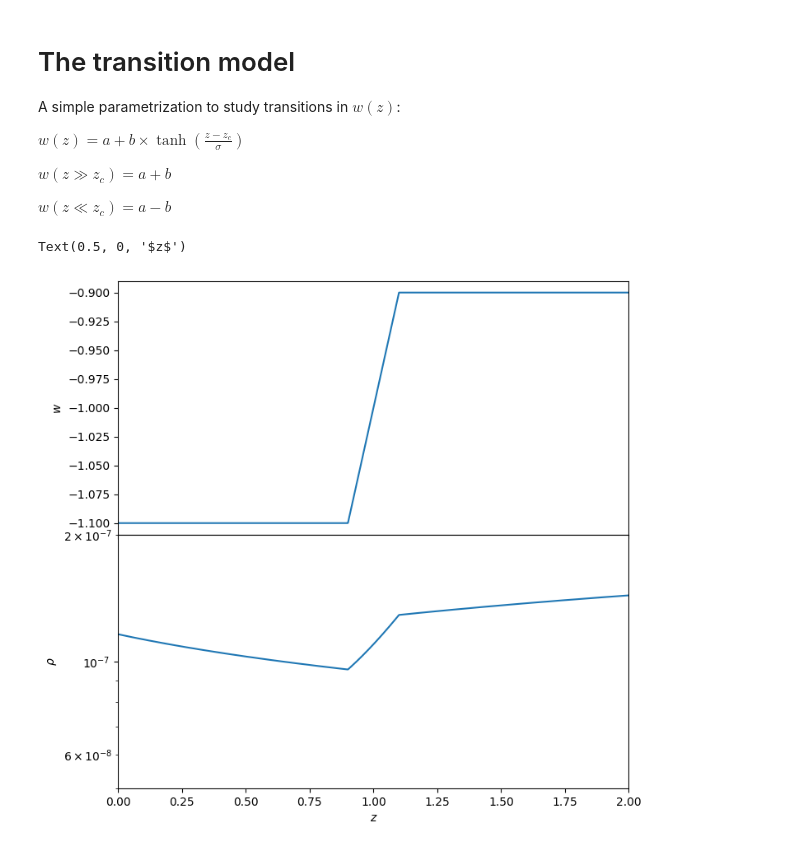
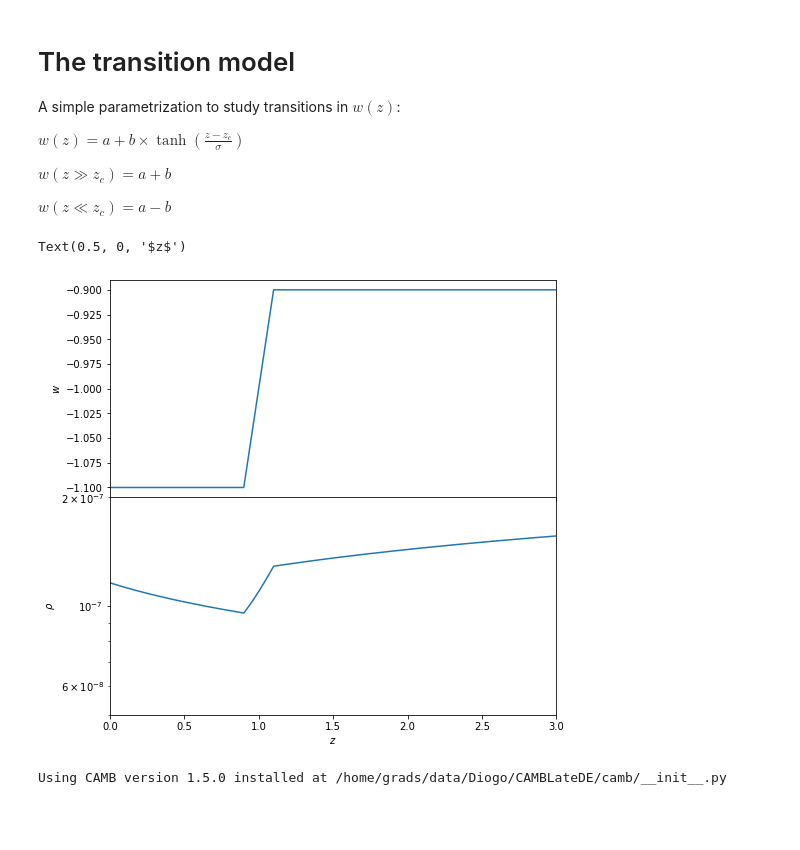
Before and after one commit to SBU-COSMOLIKE/CAMB, a Jupyter notebook: docs/LateDE_demo.ipynb, the cells around one changed output. Cells and saved outputs as stored; diff of their text form; code cells hidden in the pictures; blank space fills up the shorter version.

```diff
--- a/docs/LateDE_demo.ipynb
+++ b/docs/LateDE_demo.ipynb
@@ -108,13 +108,20 @@ rho, ww = results.get_dark_energy_rho_w(aa)
 # %%
 fig, axs = plt.subplots(2, 1, figsize=(8,8), sharex=True)
 plt.subplots_adjust(hspace=0)
-axs[0].plot(zz, ww)
-axs[1].semilogy(zz, rho)
-plt.xlim(0, 2)
+axs[0].plot(zz, ww_15)
+axs[1].semilogy(zz, rho_15)
+plt.xlim(0, 3)
 axs[1].set_ylim(5e-8, 2e-7)
 axs[0].set_ylabel(r"$w$")
 axs[1].set_ylabel(r"$\rho$")
 plt.xlabel(r"$z$")
 # %% [output]
 Text(0.5, 0, '$z$')
-[figure, old version]
+[figure, new version]
+# %%
+import numpy as np
+import matplotlib.pyplot as plt
+import camb
+print(f"Using CAMB version {camb.__version__} installed at {camb.__file__}")
+# %% [output]
+Using CAMB version 1.5.0 installed at /home/grads/data/Diogo/CAMBLateDE/camb/__init__.py
```
Also changed, not shown: parts of 5 cells of this notebook, 4 other files.
